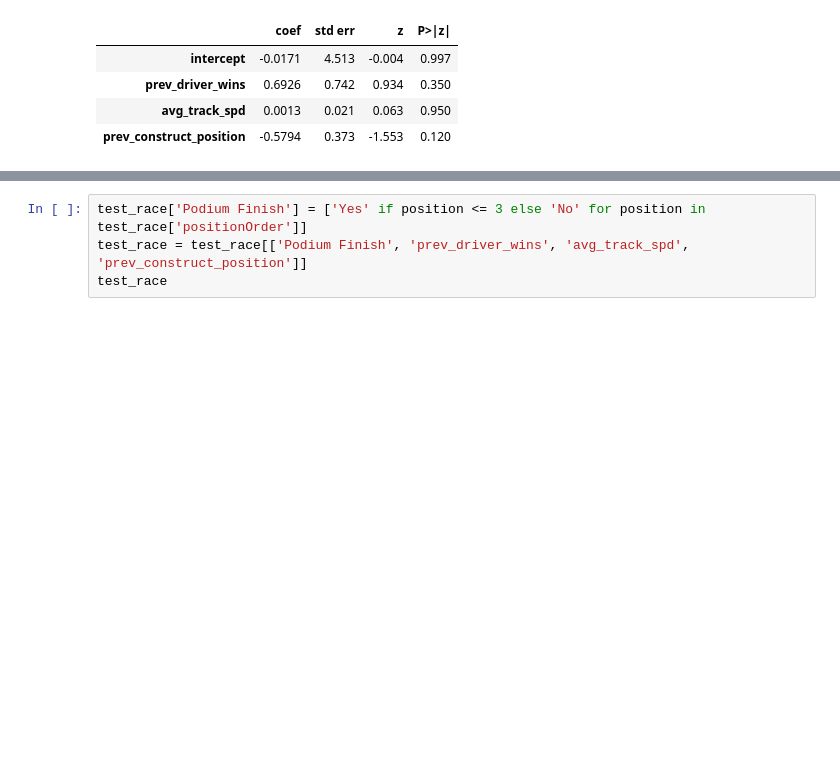
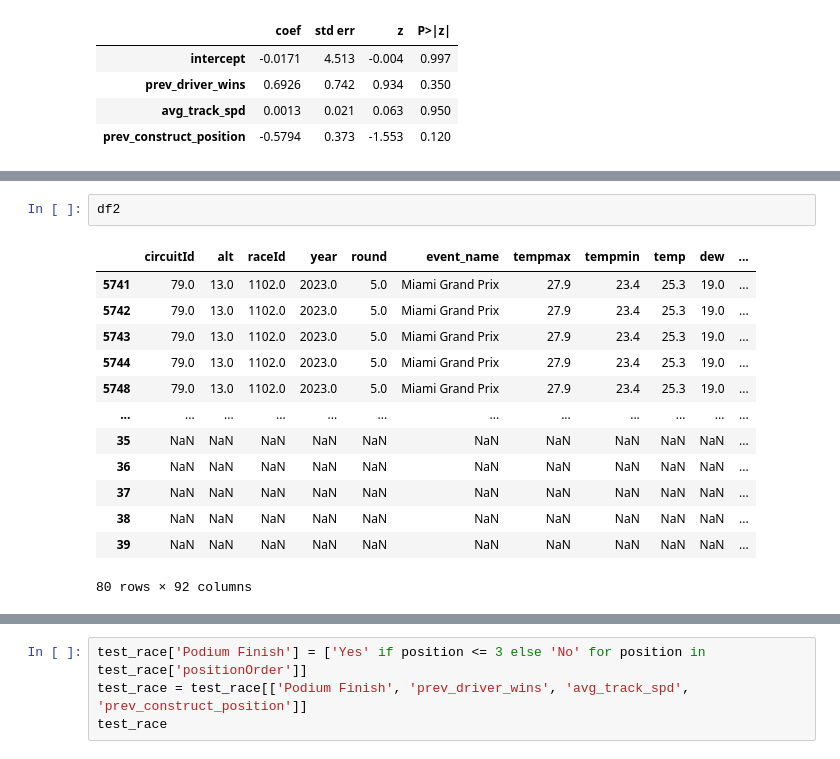
Before and after one commit to Yoshi234/f1-fanatasy-analysis, a Jupyter notebook: code/modeling/nick_learning.ipynb, the cells around one changed output, grey strips where cells are left out. Drawn from its saved outputs; the diff is of its cells as text; blank space fills up the shorter version.

```diff
--- a/code/modeling/nick_learning.ipynb
+++ b/code/modeling/nick_learning.ipynb
@@ -772,0 +819,16 @@ test_race
+# %%
+df2
+# %% [output]
+|  | circuitId | alt | raceId | year | round | event_name | tempmax | tempmin | temp | dew | ... |
+| 5741 | 79.0 | 13.0 | 1102.0 | 2023.0 | 5.0 | Miami Grand Prix | 27.9 | 23.4 | 25.3 | 19.0 | ... |
+| 5742 | 79.0 | 13.0 | 1102.0 | 2023.0 | 5.0 | Miami Grand Prix | 27.9 | 23.4 | 25.3 | 19.0 | ... |
+| 5743 | 79.0 | 13.0 | 1102.0 | 2023.0 | 5.0 | Miami Grand Prix | 27.9 | 23.4 | 25.3 | 19.0 | ... |
+| 5744 | 79.0 | 13.0 | 1102.0 | 2023.0 | 5.0 | Miami Grand Prix | 27.9 | 23.4 | 25.3 | 19.0 | ... |
+| 5748 | 79.0 | 13.0 | 1102.0 | 2023.0 | 5.0 | Miami Grand Prix | 27.9 | 23.4 | 25.3 | 19.0 | ... |
+| ... | ... | ... | ... | ... | ... | ... | ... | ... | ... | ... | ... |
+| 35 | NaN | NaN | NaN | NaN | NaN | NaN | NaN | NaN | NaN | NaN | ... |
+| 36 | NaN | NaN | NaN | NaN | NaN | NaN | NaN | NaN | NaN | NaN | ... |
+| 37 | NaN | NaN | NaN | NaN | NaN | NaN | NaN | NaN | NaN | NaN | ... |
+| 38 | NaN | NaN | NaN | NaN | NaN | NaN | NaN | NaN | NaN | NaN | ... |
+| 39 | NaN | NaN | NaN | NaN | NaN | NaN | NaN | NaN | NaN | NaN | ... |
+80 rows × 92 columns
```
Also changed, not shown: parts of 11 cells of this notebook, 1 other file.
